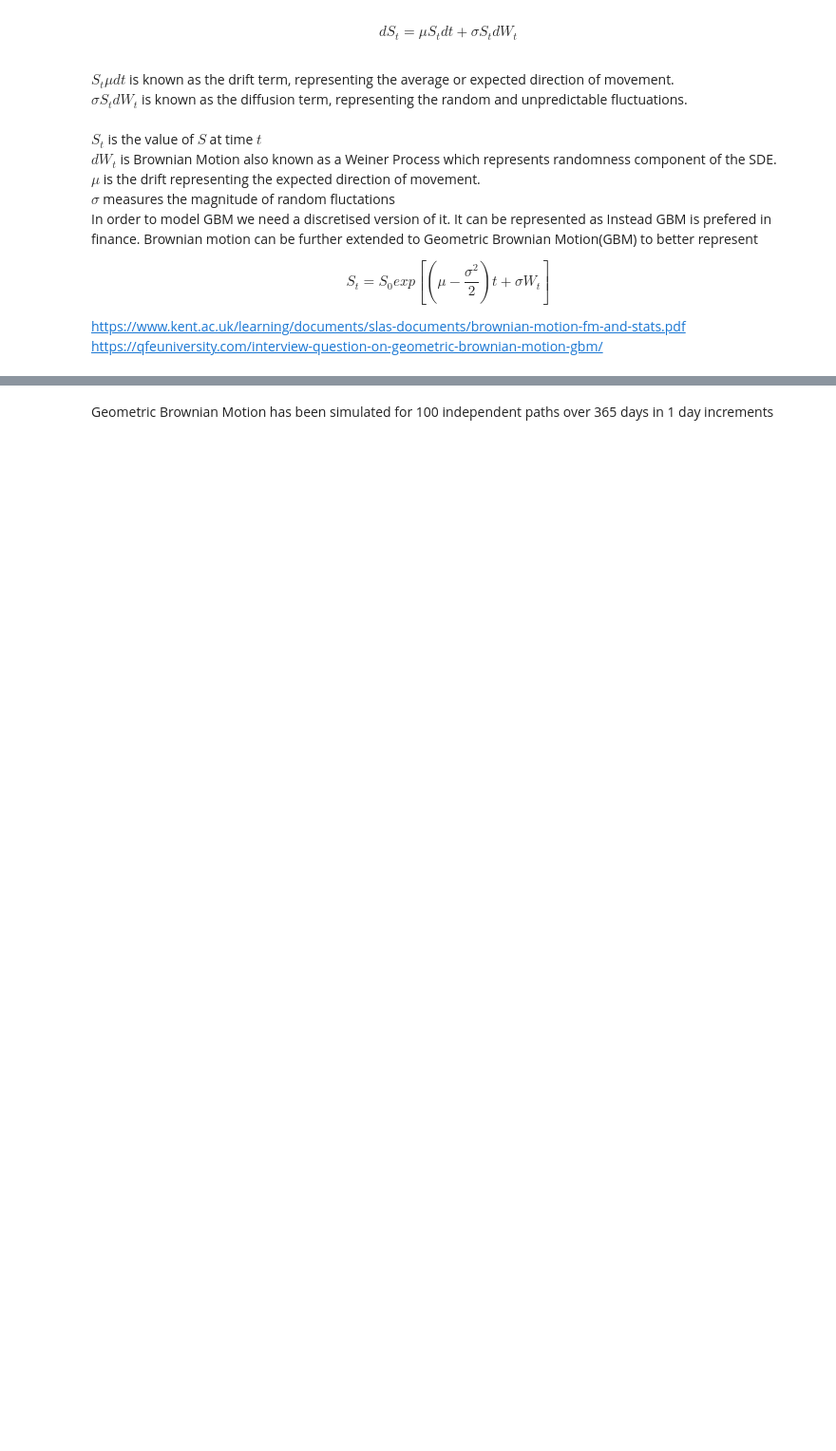
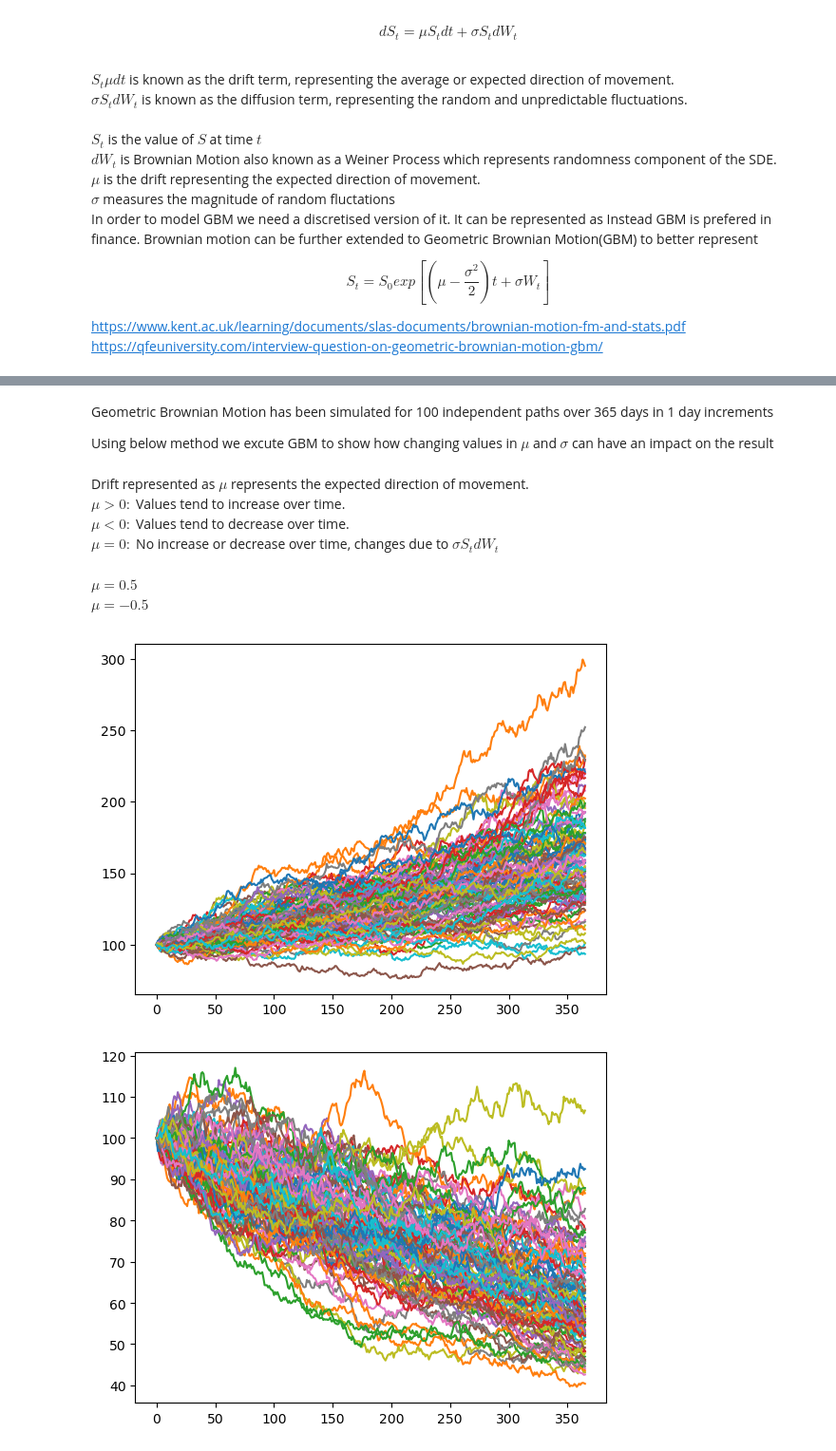
Before and after one commit to syalc1234/finalYearProject, a Jupyter notebook: BrownianMotion.ipynb, the cells around one changed output, grey strips where cells are left out. Shown at 95% size. Saved outputs shown, nothing was run; the diff lists cells and outputs as text; code cells hidden in the pictures; blank space fills up the shorter version.

```diff
--- a/BrownianMotion.ipynb
+++ b/BrownianMotion.ipynb
@@ -103,2 +91,35 @@ plt.show()
 # %% [markdown]
 Geometric Brownian Motion has been simulated for 100 independent paths over 365 days in 1 day increments
+
+Using below method we excute GBM to show how changing values in $\mu$ and $\sigma$ can have an impact on the result
+# %%
+def geometricBrownianMotion(S, mu, sigma, numofPaths, T, timeSteps, S0 ):
+    dt = T/timeSteps
+
+    # Browniam increments
+    dW = np.random.normal(0, np.sqrt(dt), size=(numofPaths, timeSteps)).T
+
+    #Calculation for each step
+    drift = (mu - ((sigma**2)/2)) * dt
+    diffusion = sigma * dW
+    increments = np.exp(drift + diffusion)
+
+
+    St = np.vstack([np.ones(numofPaths), increments]).cumprod(axis=0) * S0
+
+    plt.plot(St)
+    plt.show()
+# %% [markdown]
+Drift represented as $\mu$ represents the expected direction of movement.
+<br> $\mu > 0:$ Values tend to increase over time.
+<br> $\mu < 0:$ Values tend to decrease over time.
+<br> $\mu = 0:$ No increase or decrease over time, changes due to $\sigma S_t dW_t$
+# %% [markdown]
+$\mu = 0.5$
+<br>$\mu = -0.5$
+# %%
+geometricBrownianMotion(100, 0.5, 0.2, 100, 1.0, 365, 100 )
+geometricBrownianMotion(100, -0.5, 0.2, 100, 1.0, 365, 100 )
+# %% [output]
+[figure, added]
+[figure, added]
```
Also changed, not shown: parts of 2 cells of this notebook.
